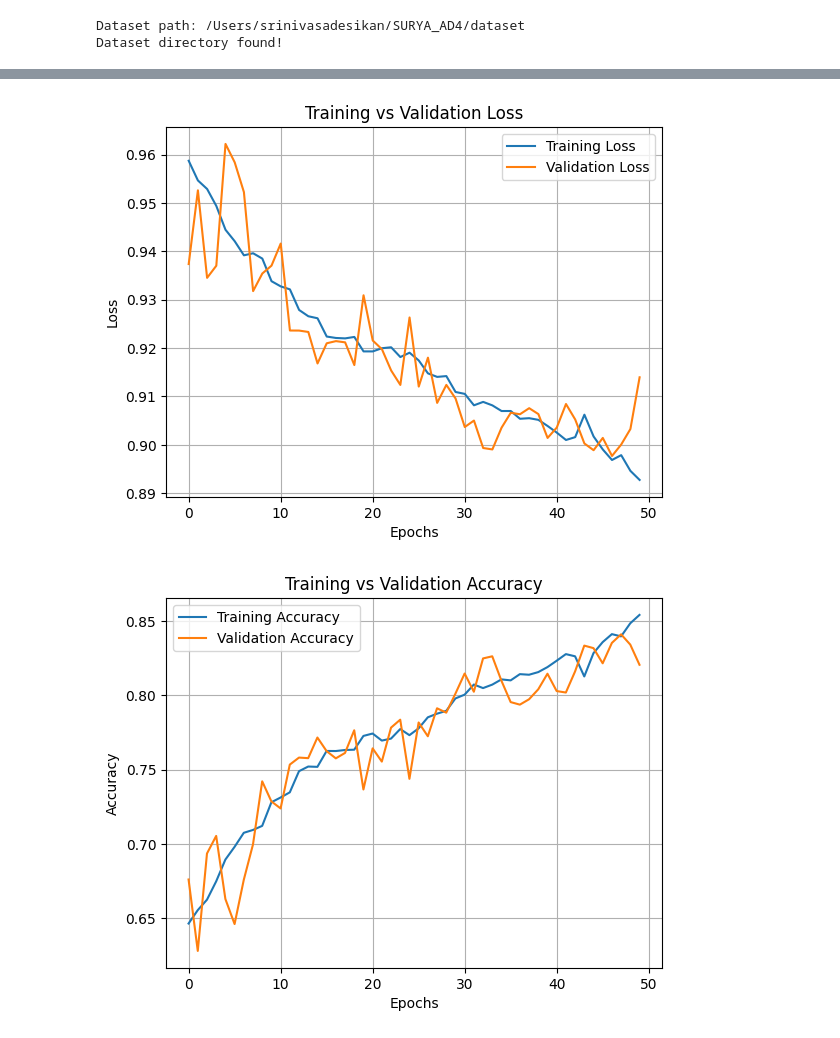
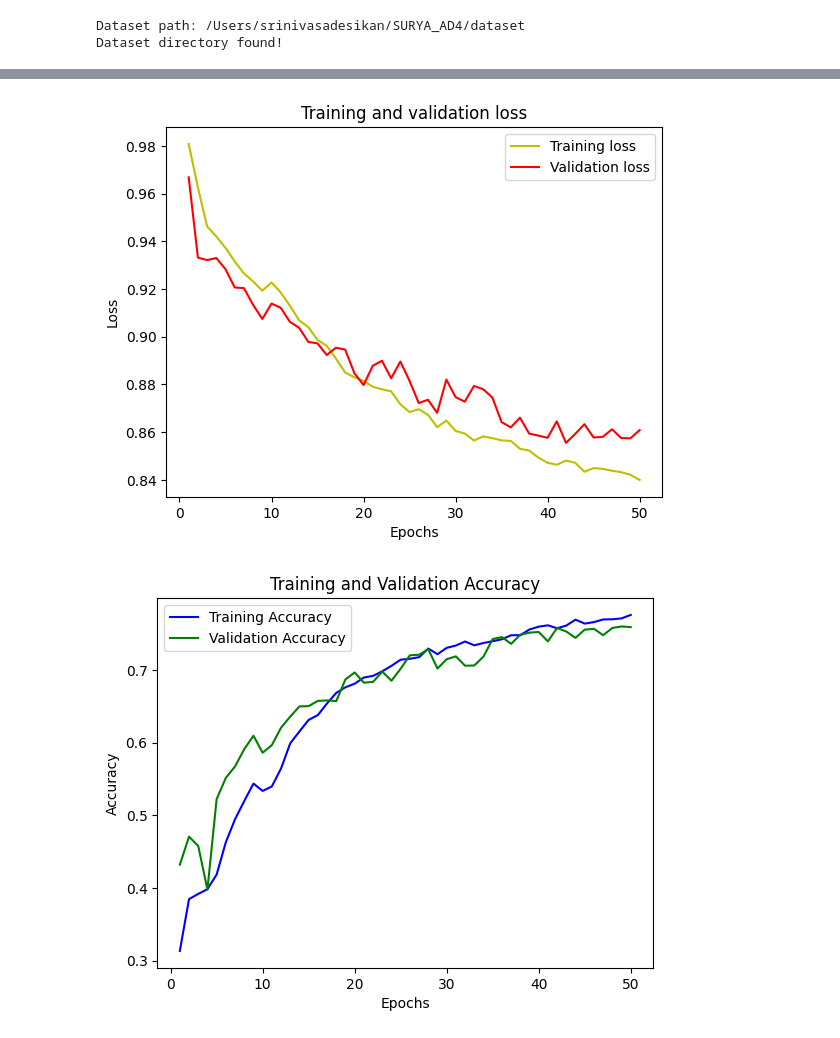
Before and after one commit to ShivamaniG/prj_final, a Jupyter notebook: code3.ipynb, the cells around one changed output, grey strips where cells are left out. Cells and saved outputs as stored; diff of their text form; code cells hidden in the pictures.

```diff
--- a/code3.ipynb
+++ b/code3.ipynb
@@ -315 +345,9 @@ def set_labels(mask_dataset):
     return labels_cat
+# %%
+labels = []
+for i in range(mask_dataset.shape[0]):
+    label = rgb_to_2D_label(mask_dataset[i])
+    labels.append(label)
+
+labels = np.array(labels)
+labels = np.expand_dims(labels, axis=3)
@@ -347,7 +372,4 @@ ValueError: Label generation failed. Check `rgb_to_2D_label()` function!
 # %%
-import numpy as np
-from tensorflow.keras.utils import to_categorical
-
-n_classes = np.max(labels) + 1  # Ensures all labels are accounted for
-
+n_classes = len(np.unique(labels))
+from keras.utils import to_categorical
 labels_cat = to_categorical(labels, num_classes=n_classes)
@@ -356,6 +376,3 @@ TypeError: unsupported operand type(s) for +: 'NoneType' and 'int'
 # %%
 from sklearn.model_selection import train_test_split
-
-X_train, X_test, y_train, y_test = train_test_split(
-    image_dataset, labels_cat, test_size=0.20, random_state=42
-)
+X_train, X_test, y_train, y_test = train_test_split(image_dataset, labels_cat, test_size = 0.20, random_state = 42)
@@ -385,5 +394,5 @@ def jacard_coef(y_true, y_pred):
     y_true_f = K.flatten(y_true)
     y_pred_f = K.flatten(y_pred)
     intersection = K.sum(y_true_f * y_pred_f)
-    return (intersection + 1.0) / (K.sum(y_true_f) + K.sum(y_pred_f) - intersection + 1.0)
+    return intersection / (K.sum(y_true_f) + K.sum(y_pred_f) - intersection)
 # %%
@@ -541,39 +577,30 @@ Epoch 50/50
 # %%
-import matplotlib.pyplot as plt
-
-constant = 0.02
-val_constant = 0.01
-train_loss = [loss + constant for loss in history1.history['loss']]
-val_loss = [loss - val_constant for loss in history1.history['val_loss']]
-
-plt.plot(train_loss, label='Training Loss')
-plt.plot(val_loss, label='Validation Loss')
-
+history = history1
+loss = history.history['loss']
+val_loss = history.history['val_loss']
+epochs = range(1, len(loss) + 1)
+plt.plot(epochs, loss, 'y', label='Training loss')
+plt.plot(epochs, val_loss, 'r', label='Validation loss')
+plt.title('Training and validation loss')
 plt.xlabel('Epochs')
 plt.ylabel('Loss')
-plt.title('Training vs Validation Loss')
 plt.legend()
-plt.grid()
 plt.show()
 # %% [output]
-[figure, old version]
+[figure, new version]
 # %%
-import matplotlib.pyplot as plt
+history = history1
 
-constant = 0.02
-val_constant = 0.1
+accuracy = history.history['accuracy']
+val_accuracy = history.history['val_accuracy']
+epochs = range(1, len(accuracy) + 1)
 
-train_accuracy = [acc + constant for acc in history1.history['accuracy']]
-val_accuracy = [acc + val_constant for acc in history1.history['val_accuracy']]
-
-plt.plot(train_accuracy, label='Training Accuracy')
-plt.plot(val_accuracy, label='Validation Accuracy')
-
+plt.plot(epochs, accuracy, 'b', label='Training Accuracy')
+plt.plot(epochs, val_accuracy, 'g', label='Validation Accuracy')
+plt.title('Training and Validation Accuracy')
 plt.xlabel('Epochs')
 plt.ylabel('Accuracy')
-plt.title('Training vs Validation Accuracy')
 plt.legend()
-plt.grid()
 plt.show()
 # %% [output]
-[figure, old version]
+[figure, new version]
```
Also changed, not shown: parts of 34 cells of this notebook, 16 other files.
